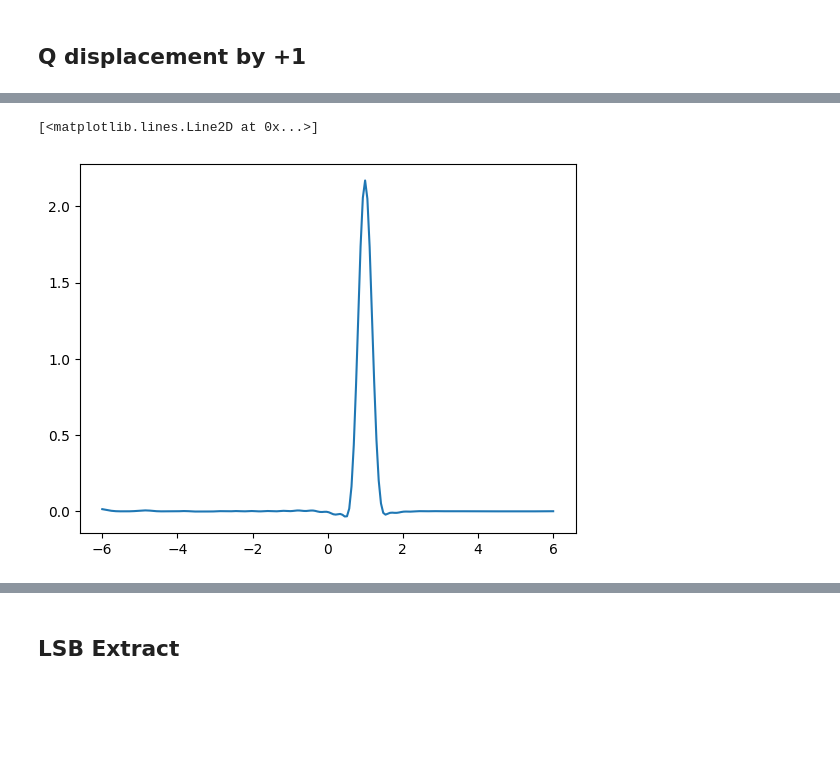
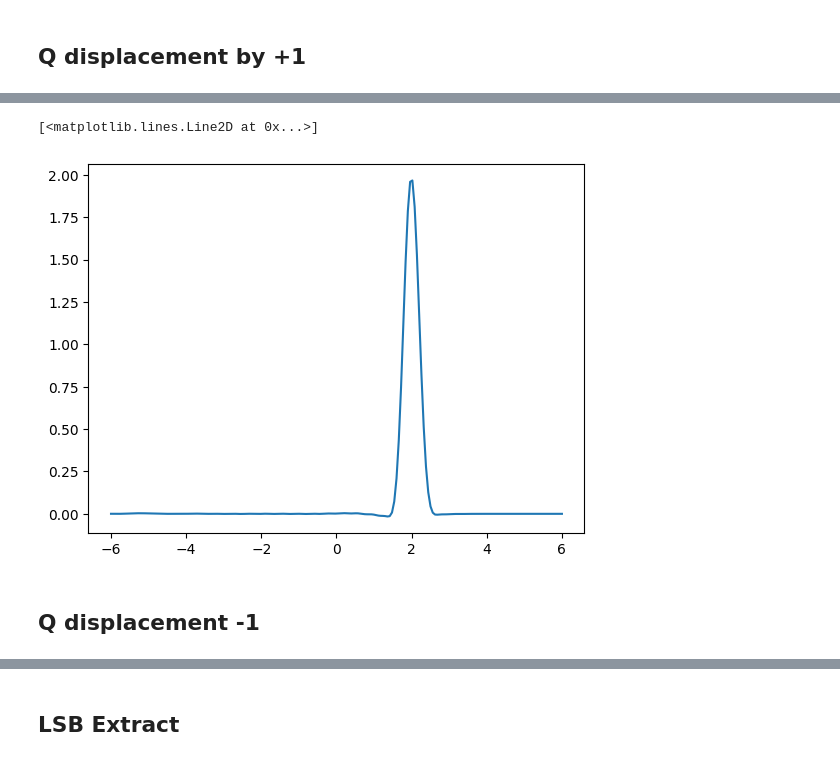
Before and after one commit to shubdeepmohapatra01/CV-DV-Benchmarking-, a Jupyter notebook: bosonic-qiskit-benchmarks/cvdv-shors.ipynb, the cells around one changed output, grey strips where cells are left out. Cells and saved outputs as stored; diff of their text form; code cells hidden in the pictures; blank space fills up the shorter version.

Commit message:
composite gates for  cv-dv shors

```diff
--- a/bosonic-qiskit-benchmarks/cvdv-shors.ipynb
+++ b/bosonic-qiskit-benchmarks/cvdv-shors.ipynb
@@ -24,5 +25,5 @@ from scipy.stats.contingency import margins
 # %%
-cutoff = 2**5
+cutoff = 2**6
 qmr1 = c2qa.QumodeRegister(num_qumodes=3, num_qubits_per_qumode=int(np.ceil(np.log2(cutoff))),name = 'qumode')
 qbr = QuantumRegister(1)
 cr = ClassicalRegister(1)
@@ -30,12 +31,15 @@ cr = ClassicalRegister(1)
 ## Q displacement by +1
 # %%
 circuit = c2qa.CVCircuit(qmr1,qbr,cr)
-circuit.cv_sq(-np.log(0.202),qmr1[0])  # qumode 0 in squeezed vaccum at x=0
+circuit.cv_sq(-np.log(0.252),qmr1[0])  # qumode 0 in squeezed vaccum at x=0
 
 Q_displace = shors.Q_displacement_plus1(cutoff)
 gate1 =UnitaryGate(Q_displace.full(), label='Q+1')
 circuit.append(gate1, qmr1[0])
+circuit.append(gate1, qmr1[0])
 
 circuit.barrier()
+
+# circuit.measure(qmr1[0],cr)
 stateop, result, _ = c2qa.util.simulate(circuit,shots = 128)
 # circuit.draw('mpl')
@@ -43,0 +46,2 @@ qumode0 = shors.trace_out_qumode_index(circuit,stateop,qmr1,qbr,'0')
+# %%
+rho_qumode_0 = shors.get_reduced_qumode_density_matrix(stateop, qumode_index=0, num_qumodes=3, cutoff=cutoff)
@@ -44,7 +54,9 @@ qumode0 = shors.trace_out_qumode_index(circuit,stateop,qmr1,qbr,'0')
 # %%
-x_dist,xaxis = shors.position_plotting(qumode0,cutoff)
+x_dist,xaxis = shors.position_plotting(rho_qumode_0,cutoff)
 
 display(plt.plot(xaxis,x_dist))
 # %% [output]
 [<matplotlib.lines.Line2D at 0x...>]
-[figure, old version]
+[figure, new version]
+# %% [markdown]
+## Q displacement -1
```
Also changed, not shown: parts of 38 cells of this notebook, 1 other file.
